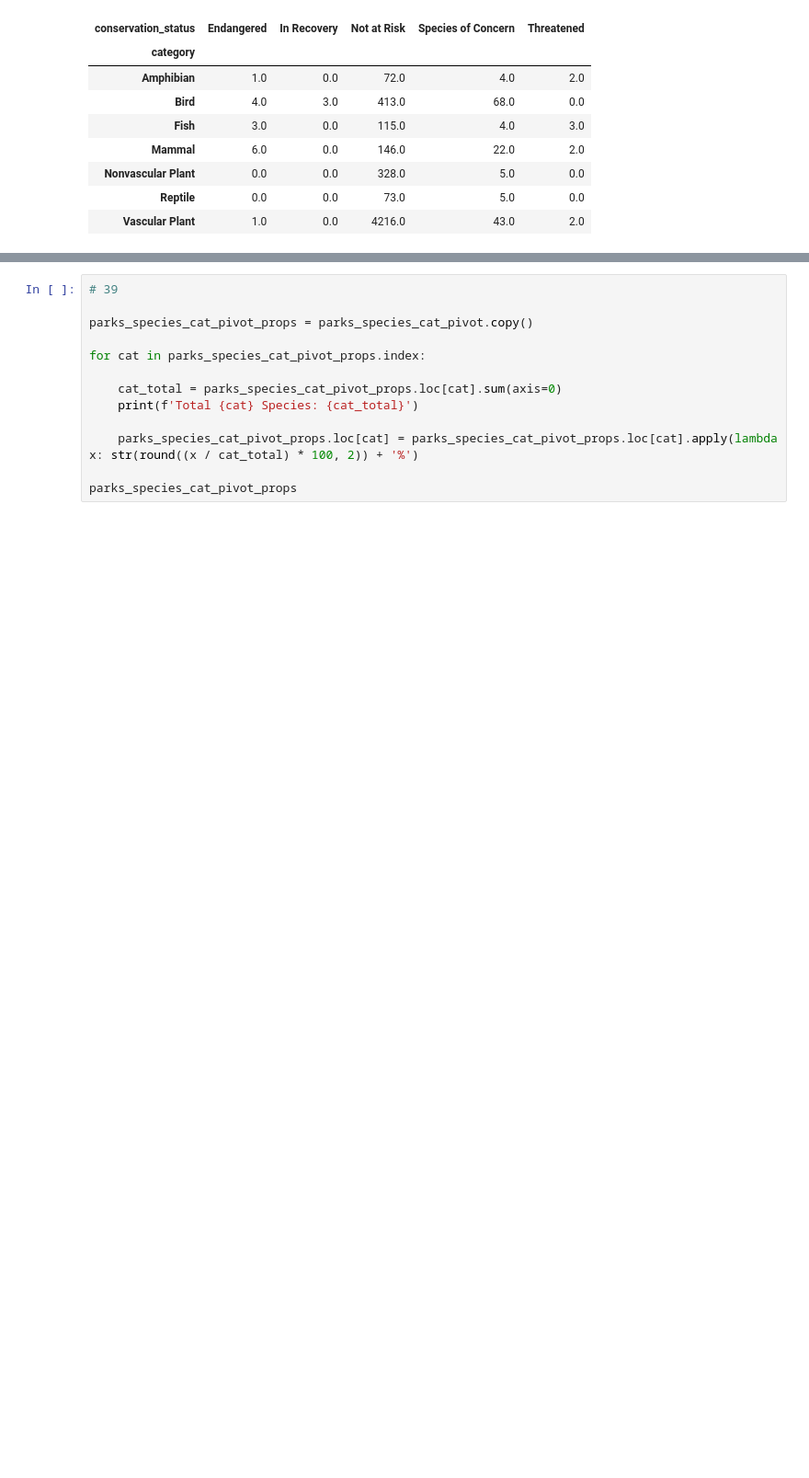
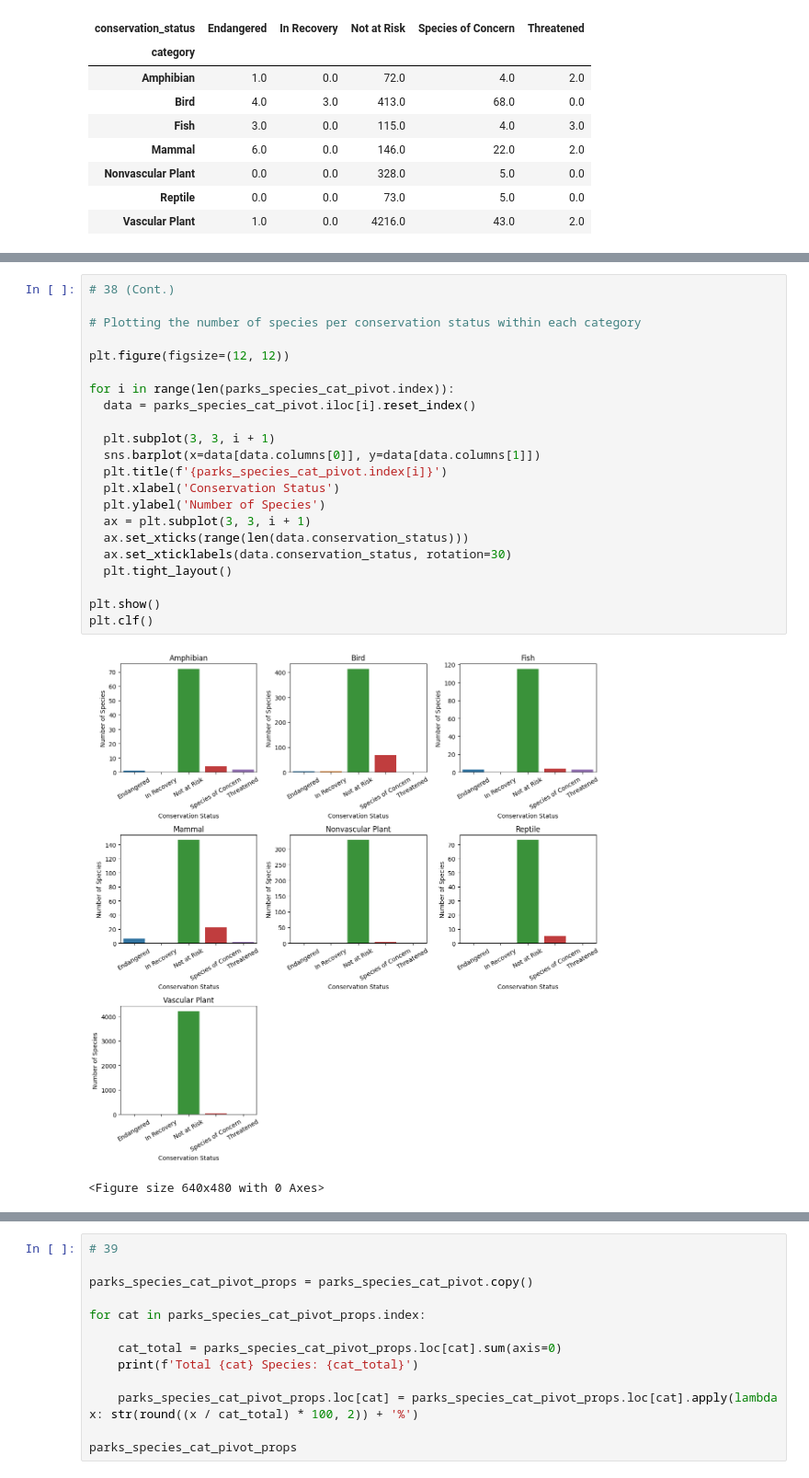
Before and after one commit to bsandma1/Biodiversity_Analysis, a Jupyter notebook: Biodiversity_Analysis.ipynb, the cells around one changed output, grey strips where cells are left out. Shown at 92% size. Saved outputs shown, nothing was run; the diff lists cells and outputs as text; blank space fills up the shorter version.

```diff
--- a/Biodiversity_Analysis.ipynb
+++ b/Biodiversity_Analysis.ipynb
@@ -979,3 +1007,28 @@ parks_species_cat_pivot
+# %%
+# 38 (Cont.)
+
+# Plotting the number of species per conservation status within each category
+
+plt.figure(figsize=(12, 12))
+
+for i in range(len(parks_species_cat_pivot.index)):
+  data = parks_species_cat_pivot.iloc[i].reset_index()
+
+  plt.subplot(3, 3, i + 1)
+  sns.barplot(x=data[data.columns[0]], y=data[data.columns[1]])
+  plt.title(f'{parks_species_cat_pivot.index[i]}')
+  plt.xlabel('Conservation Status')
+  plt.ylabel('Number of Species')
+  ax = plt.subplot(3, 3, i + 1)
+  ax.set_xticks(range(len(data.conservation_status)))
+  ax.set_xticklabels(data.conservation_status, rotation=30)
+  plt.tight_layout()
+
+plt.show()
+plt.clf()
+# %% [output]
+[figure, added]
+<Figure size 640x480 with 0 Axes>
 # %% [markdown]
 Next, you want to find the totals of each category so you can calculate the proportions for the table.  You'll also create a copy of the pivot table above so that you don't alter the existing pivot table.
 
```
Also changed, not shown: parts of 20 cells of this notebook.
